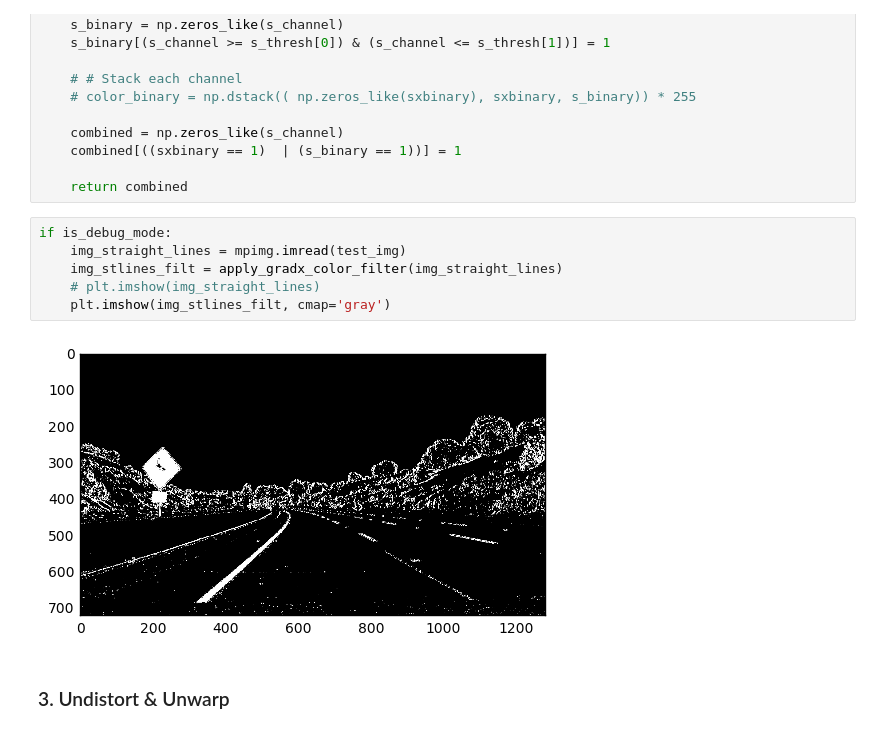
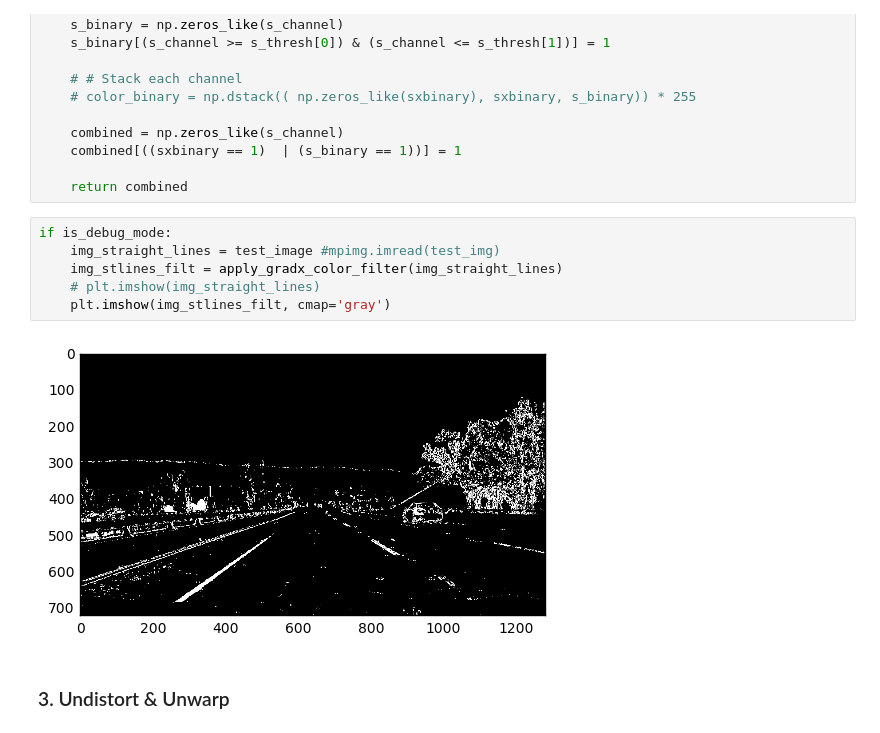
Before and after one commit to vijaykrishnay/Udacity_AdvLaneLines, a Jupyter notebook: Advanced_LaneFinding - Main.ipynb, the cells around one changed output. Drawn from its saved outputs; the diff is of its cells as text.

```diff
--- a/Advanced_LaneFinding - Main.ipynb
+++ b/Advanced_LaneFinding - Main.ipynb
@@ -70,12 +70,12 @@ def apply_gradx_color_filter(img, s_thresh=(170, 255), sx_thresh=(20, 100)):
     return combined
 # %%
 if is_debug_mode:
-    img_straight_lines = mpimg.imread(test_img)
+    img_straight_lines = test_image #mpimg.imread(test_img)
     img_stlines_filt = apply_gradx_color_filter(img_straight_lines)
     # plt.imshow(img_straight_lines)
     plt.imshow(img_stlines_filt, cmap='gray')
 # %% [output]
-[figure, old version]
+[figure, new version]
 # %% [markdown]
 ### 3. Undistort & Unwarp
 # %%
```
Also changed, not shown: parts of 6 cells of this notebook, 2 other files.
